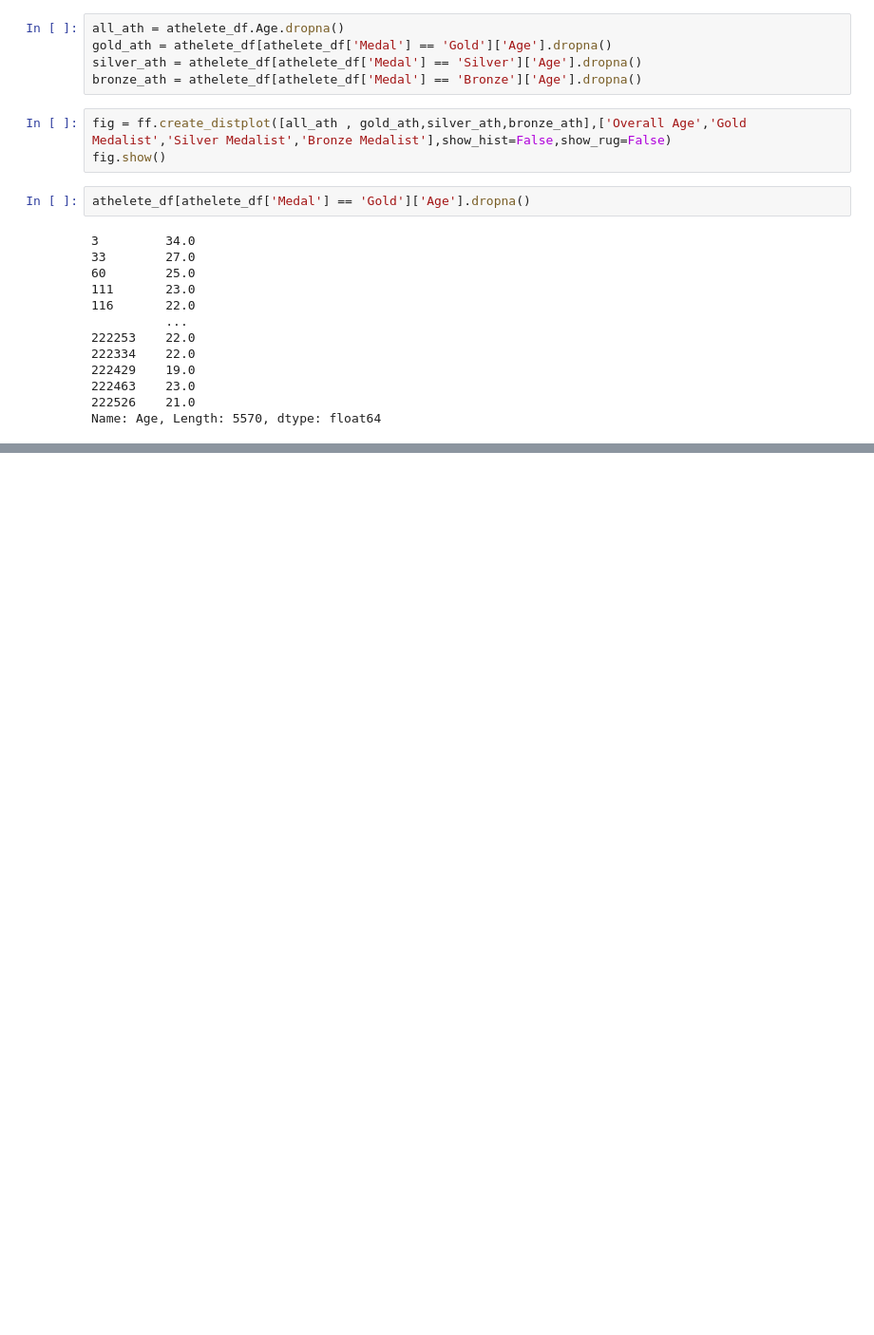
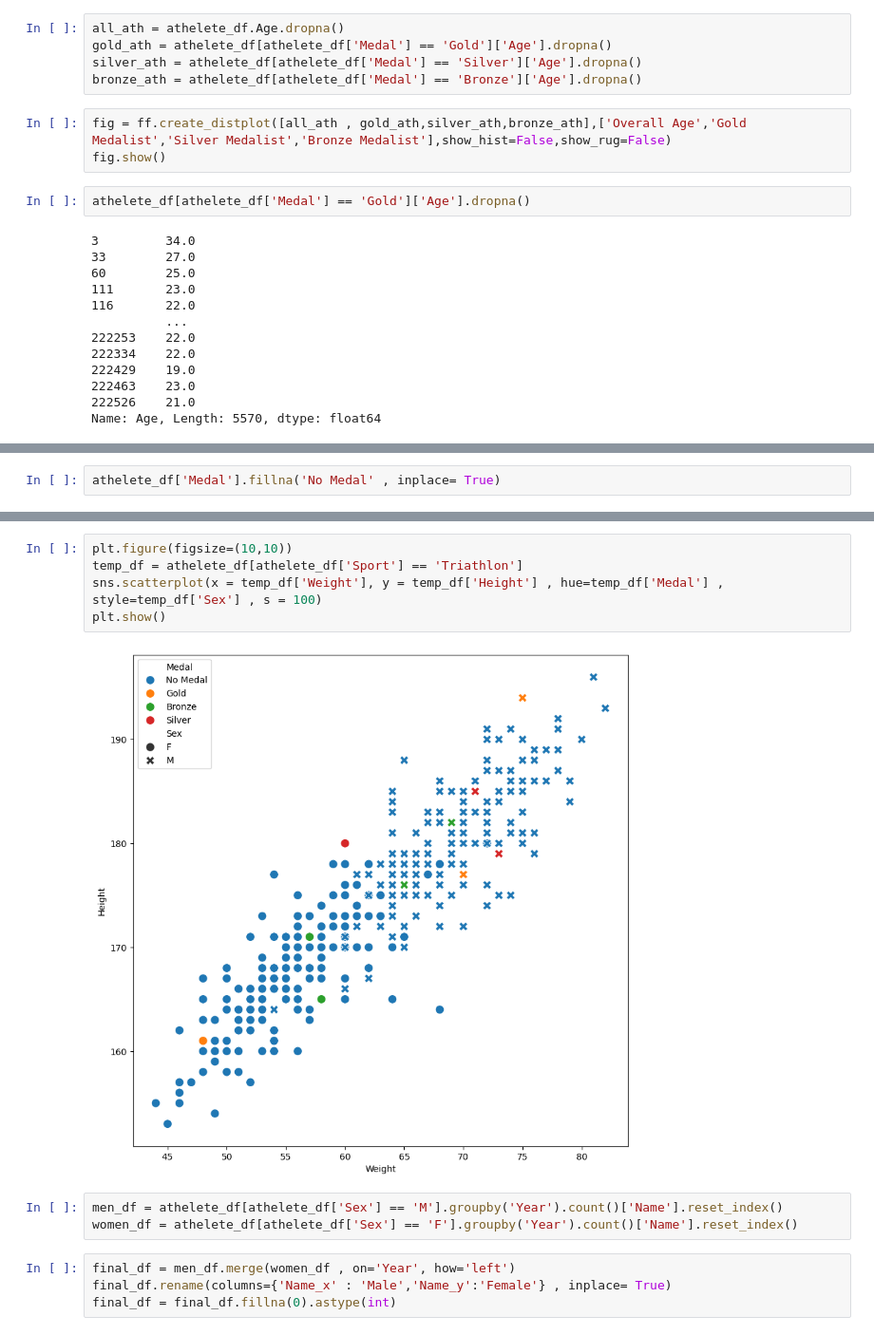
Before and after one commit to paras160500/OlympicAnalysis, a Jupyter notebook: main.ipynb, the cells around one changed output, grey strips where cells are left out. Shown at 95% size. Drawn from its saved outputs; the diff is of its cells as text; blank space fills up the shorter version.

```diff
--- a/main.ipynb
+++ b/main.ipynb
@@ -499,0 +507,2 @@ ValueError: min() iterable argument is empty
+# %%
+athelete_df['Medal'].fillna('No Medal' , inplace= True)
@@ -499,0 +514,14 @@ ValueError: min() iterable argument is empty
+# %%
+plt.figure(figsize=(10,10))
+temp_df = athelete_df[athelete_df['Sport'] == 'Triathlon']
+sns.scatterplot(x = temp_df['Weight'], y = temp_df['Height'] , hue=temp_df['Medal'] , style=temp_df['Sex'] , s = 100)
+plt.show()
+# %% [output]
+[figure, added]
+# %%
+men_df = athelete_df[athelete_df['Sex'] == 'M'].groupby('Year').count()['Name'].reset_index()
+women_df = athelete_df[athelete_df['Sex'] == 'F'].groupby('Year').count()['Name'].reset_index()
+# %%
+final_df = men_df.merge(women_df , on='Year', how='left')
+final_df.rename(columns={'Name_x' : 'Male','Name_y':'Female'} , inplace= True)
+final_df = final_df.fillna(0).astype(int)
```
Also changed, not shown: parts of 4 cells of this notebook, 2 other files.
